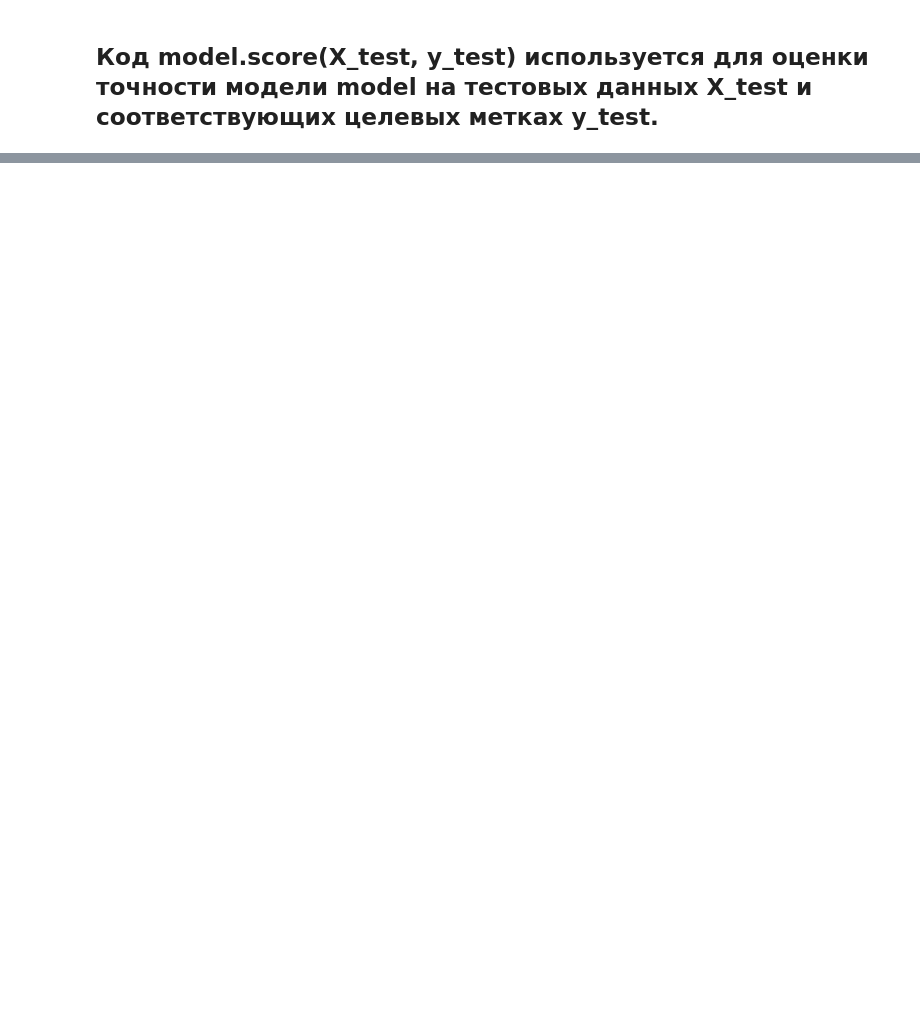
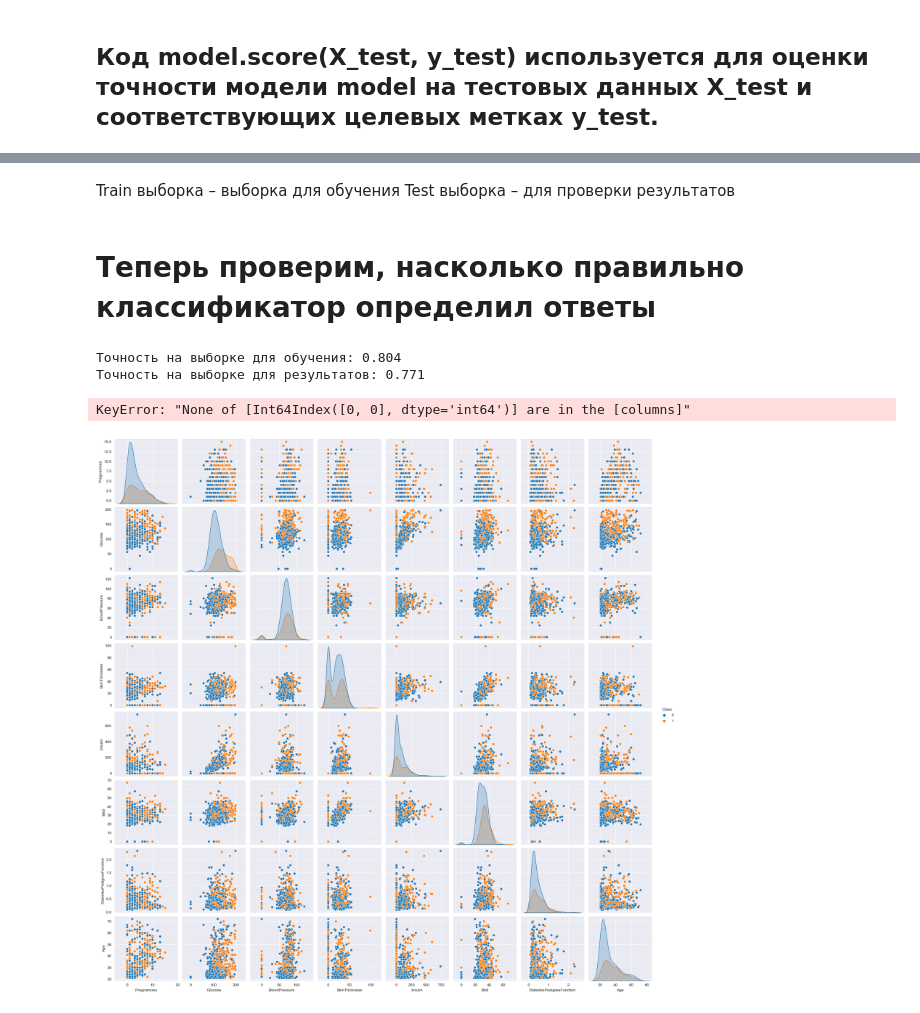
Before and after one commit to malinatrash/Data-Analytics, a Jupyter notebook: lab5/task.ipynb, the cells around one changed output, grey strips where cells are left out. Cells and saved outputs as stored; diff of their text form; code cells hidden in the pictures; blank space fills up the shorter version.

```diff
--- a/lab5/task.ipynb
+++ b/lab5/task.ipynb
@@ -154,0 +183,11 @@ Accuracy: 0.98
+# %%
+import pandas as pd
+from sklearn.tree import DecisionTreeClassifier
+from sklearn.model_selection import train_test_split
+from sklearn.metrics import accuracy_score
+from sklearn import tree
+import matplotlib.pyplot as plt
+
+# Чтение данных из файла csv
+df = pd.read_csv('./diabetes.csv')
+df.head()
@@ -154,0 +201,59 @@ Accuracy: 0.98
+# %%
+X = df.loc[:, 'Pregnancies' : 'Age']
+y = df['Outcome'] # ответы
+# %% [markdown]
+Train выборка – выборка для обучения
+Test выборка – для проверки результатов
+# %%
+# разделяем датасет
+X_train, X_test, y_train, y_test = train_test_split(X, y, test_size=0.3, random_state=1)
+
+# создаем классификатор
+clf = DecisionTreeClassifier(criterion='gini', max_depth=4)
+
+# Обучаем
+clf = clf.fit(X_train, y_train)
+y_pred = clf.predict(X_test)
+# %% [markdown]
+# Теперь проверим, насколько правильно классификатор определил ответы
+# %%
+print('Точность на выборке для обучения: {:.3f}'.format(clf.score(X_train, y_train)))
+print('Точность на выборке для результатов: {:.3f}'.format(clf.score(X_test, y_test)))
+# %% [output]
+Точность на выборке для обучения: 0.804
+Точность на выборке для результатов: 0.771
+# %%
+# Создание графика с заданным размером и белым фоном
+plt.figure(figsize=(10, 10), facecolor='white')
+
+# Установка заголовка для всего графика:
+plt.suptitle('Decision tree areas', y=1, fontsize=15)
+
+# Инициализация переменной k в нулевое значение:
+k = 0
+
+# Итерации по комбинациям пар признаков:
+# В каждой итерации:
+# i и j перебирают значения от 0 до D-1, представляя индексы признаков для текущей комбинации.
+# k увеличивается на 1 для отслеживания текущего номера графика.
+# Вызывается функция DT(i, j, k), которая создает и возвращает subplot с диаграммой дерева решений для пары признаков (i, j).
+for i in range(D):
+    for j in range(D):
+        k = k + 1
+        splot = DT(i, j, k)
+
+# Установка оптимального расположения подграфиков на рисунке:
+plt.tight_layout()
+plt.subplots_adjust(top=0.92)
+
+# Отображение графика на экране:
+plt.show()
+# %% [output]
+KeyError: "None of [Int64Index([0, 0], dtype='int64')] are in the [columns]"
+# %%
+df = pd.DataFrame(X_train)
+df['Class'] = y_train
+sns.pairplot(df, hue='Class')
+plt.show()
+# %% [output]
+[figure, added]
```
Also changed, not shown: parts of 19 cells of this notebook, 1 other file.
